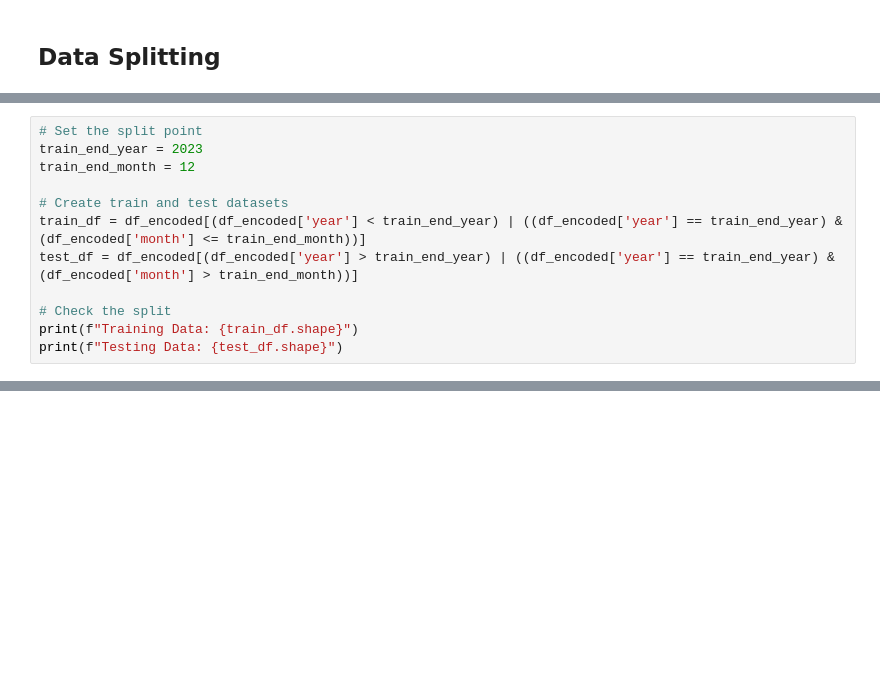
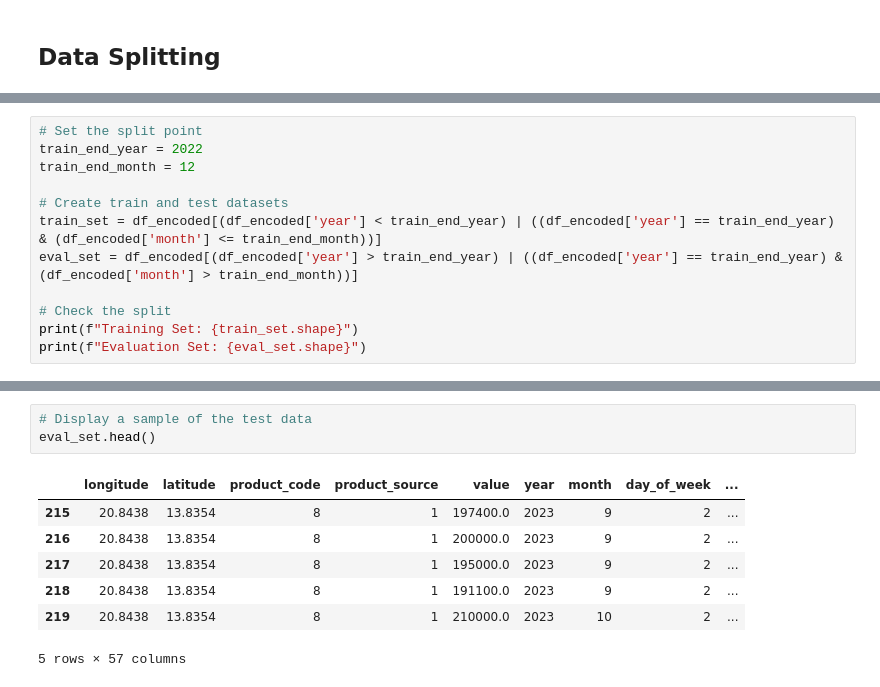
Before and after one commit to rasmodev/Staple-Food-and-Fuel-Price-Prediction-in-Africa, a Jupyter notebook: Staple_Food_Price_Prediction.ipynb, the cells around one changed output, grey strips where cells are left out. Saved outputs shown, nothing was run; the diff lists cells and outputs as text; blank space fills up the shorter version.

```diff
--- a/Staple_Food_Price_Prediction.ipynb
+++ b/Staple_Food_Price_Prediction.ipynb
@@ -1728,13 +1730,13 @@ df_encoded.head()
 # %%
 # Set the split point
-train_end_year = 2023
+train_end_year = 2022
 train_end_month = 12
 
 # Create train and test datasets
-train_df = df_encoded[(df_encoded['year'] < train_end_year) | ((df_encoded['year'] == train_end_year) & (df_encoded['month'] <= train_end_month))]
-test_df = df_encoded[(df_encoded['year'] > train_end_year) | ((df_encoded['year'] == train_end_year) & (df_encoded['month'] > train_end_month))]
+train_set = df_encoded[(df_encoded['year'] < train_end_year) | ((df_encoded['year'] == train_end_year) & (df_encoded['month'] <= train_end_month))]
+eval_set = df_encoded[(df_encoded['year'] > train_end_year) | ((df_encoded['year'] == train_end_year) & (df_encoded['month'] > train_end_month))]
 
 # Check the split
-print(f"Training Data: {train_df.shape}")
-print(f"Testing Data: {test_df.shape}")
+print(f"Training Set: {train_set.shape}")
+print(f"Evaluation Set: {eval_set.shape}")
 # %% [output]
@@ -1751,3 +1753,14 @@ train_df.head()
 | 3 | 15.7365 | -12.7716 | 116 | 1 | 221.740 | 2014 | 3 | 0 | ... |
 | 4 | 15.7365 | -12.7716 | 116 | 1 | 219.785 | 2014 | 4 | 2 | ... |
 5 rows × 57 columns
+# %%
+# Display a sample of the test data
+eval_set.head()
+# %% [output]
+|  | longitude | latitude | product_code | product_source | value | year | month | day_of_week | ... |
+| 215 | 20.8438 | 13.8354 | 8 | 1 | 197400.0 | 2023 | 9 | 2 | ... |
+| 216 | 20.8438 | 13.8354 | 8 | 1 | 200000.0 | 2023 | 9 | 2 | ... |
+| 217 | 20.8438 | 13.8354 | 8 | 1 | 195000.0 | 2023 | 9 | 2 | ... |
+| 218 | 20.8438 | 13.8354 | 8 | 1 | 191100.0 | 2023 | 9 | 2 | ... |
+| 219 | 20.8438 | 13.8354 | 8 | 1 | 210000.0 | 2023 | 10 | 2 | ... |
+5 rows × 57 columns
```
Also changed, not shown: parts of 13 cells of this notebook.
